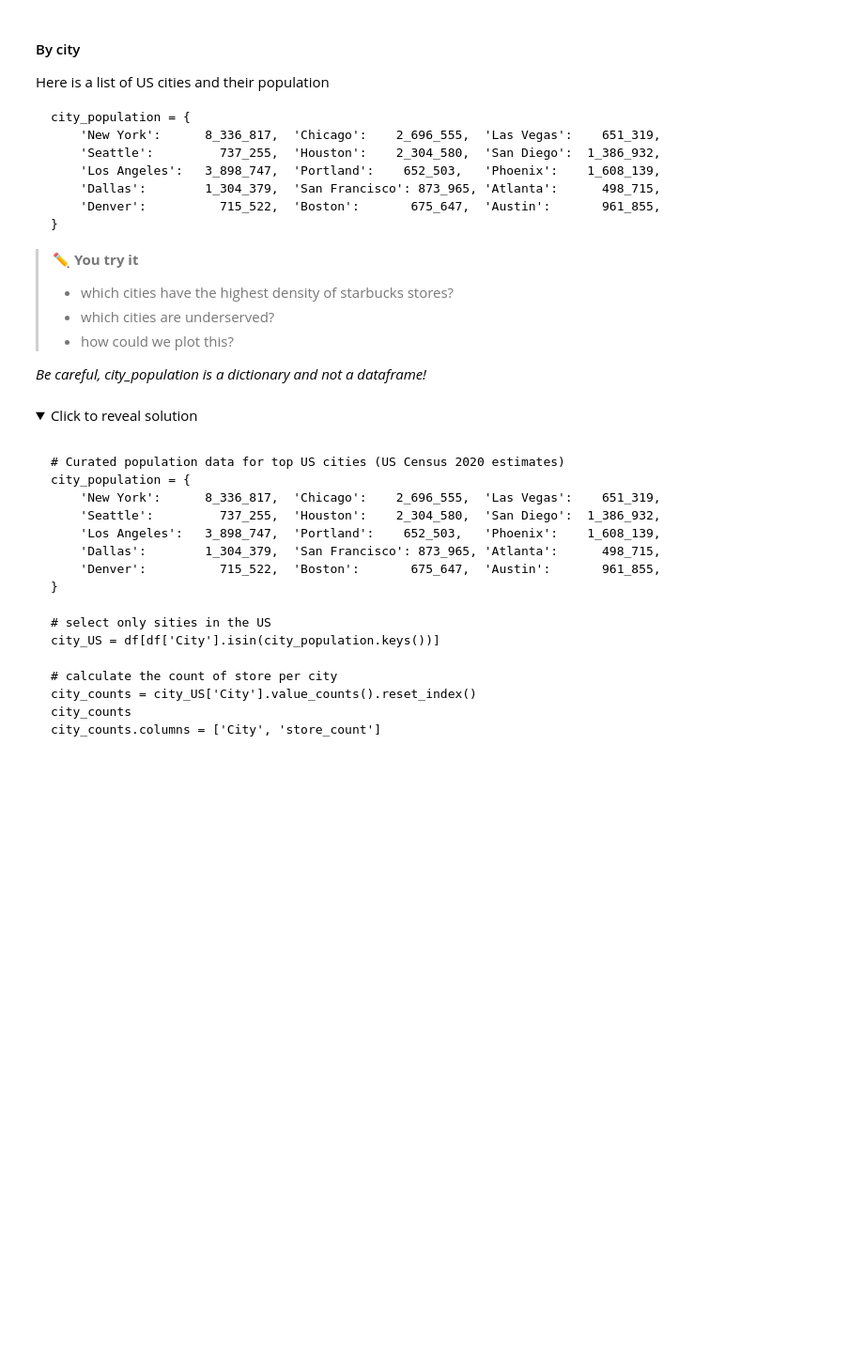
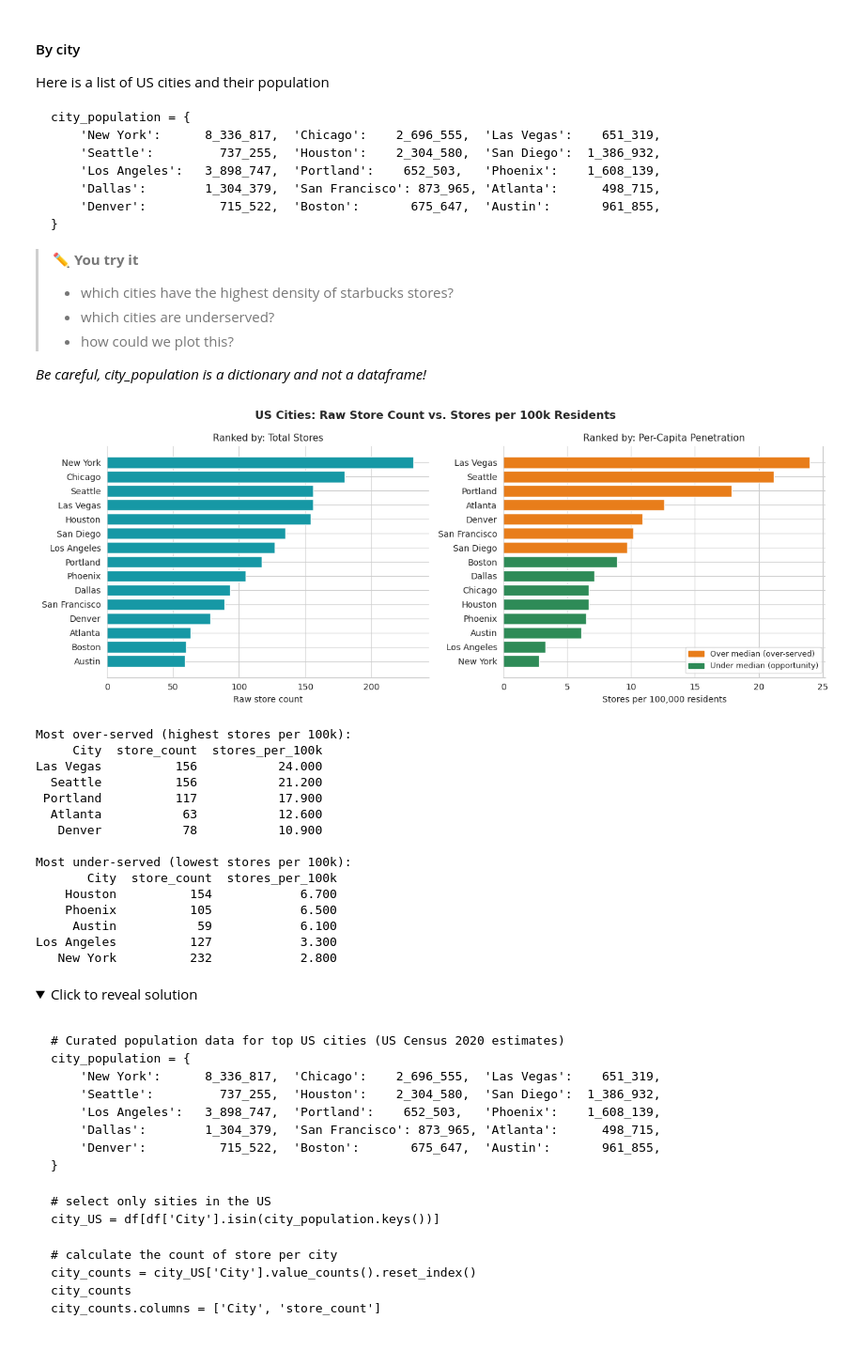
Before and after one commit to tamaravdd/iese-dsmba, a Jupyter notebook: notebooks/07_GeoNetwork.ipynb, the cells around one changed output. Shown at 94% size. Saved outputs shown, nothing was run; the diff lists cells and outputs as text; code cells hidden in the pictures; folded sections open; blank space fills up the shorter version.

```diff
--- a/notebooks/07_GeoNetwork.ipynb
+++ b/notebooks/07_GeoNetwork.ipynb
@@ -372,6 +403,86 @@ city_population = {
 > - how could we plot this?
 
 *Be careful, city_population is a dictionary and not a dataframe!*
+# %%
+# Curated population data for top US cities (US Census 2020 estimates)
+city_population = {
+    'New York':      8_336_817,  'Chicago':    2_696_555,  'Las Vegas':    651_319,
+    'Seattle':         737_255,  'Houston':    2_304_580,  'San Diego':  1_386_932,
+    'Los Angeles':   3_898_747,  'Portland':    652_503,   'Phoenix':    1_608_139,
+    'Dallas':        1_304_379,  'San Francisco': 873_965, 'Atlanta':      498_715,
+    'Denver':          715_522,  'Boston':       675_647,  'Austin':       961_855,
+}
+
+# select only sities in the US
+city_US = df[df['City'].isin(city_population.keys())]
+
+# calculate the count of store per city
+city_counts = city_US['City'].value_counts().reset_index()
+city_counts
+city_counts.columns = ['City', 'store_count']
+
+# City population is a dictionary and not a dataframe! We need to match city to the key
+# and it will return the value.
+city_counts['population'] = city_counts['City'].map(city_population)
+
+# calculate the store per million
+city_counts['stores_per_100k']  = (city_counts['store_count'] / city_counts['population'] * 100_000).round(1)
+city_counts = city_counts.dropna().sort_values('stores_per_100k', ascending=False)
+city_counts
+
+
+# Plot
+fig, axes = plt.subplots(1, 2, figsize=(13, 5))
+fig.suptitle('US Cities: Raw Store Count vs. Stores per 100k Residents', fontweight='bold', fontsize=13)
+
+# Left: raw count (misleading)
+ax = axes[0]
+raw_sorted = city_counts.sort_values('store_count', ascending=True)
+bars = ax.barh(raw_sorted['City'], raw_sorted['store_count'], color='#1698A5', edgecolor='white')
+ax.set_xlabel('Raw store count')
+ax.set_title('Ranked by: Total Stores', fontsize=11)
+ax.spines[['top','right']].set_visible(False)
+
+# Right: per-capita (honest)
+ax = axes[1]
+per_sorted = city_counts.sort_values('stores_per_100k', ascending=True)
+colors = ['#E87D1A' if s > city_counts['stores_per_100k'].median() else '#2E8B57'
+          for s in per_sorted['stores_per_100k']]
+ax.barh(per_sorted['City'], per_sorted['stores_per_100k'], color=colors, edgecolor='white')
+ax.set_xlabel('Stores per 100,000 residents')
+ax.set_title('Ranked by: Per-Capita Penetration', fontsize=11)
+ax.spines[['top','right']].set_visible(False)
+
+import matplotlib.patches as mpatches
+ax.legend(handles=[
+    mpatches.Patch(color='#E87D1A', label='Over median (over-served)'),
+    mpatches.Patch(color='#2E8B57', label='Under median (opportunity)')
+], fontsize=9, loc='lower right')
+
+plt.tight_layout()
+plt.show()
+
+print("Most over-served (highest stores per 100k):")
+print(city_counts[['City','store_count','stores_per_100k']].head(5).to_string(index=False))
+print("\nMost under-served (lowest stores per 100k):")
+print(city_counts[['City','store_count','stores_per_100k']].tail(5).to_string(index=False))
+# %% [output]
+[figure, added]
+Most over-served (highest stores per 100k):
+     City  store_count  stores_per_100k
+Las Vegas          156           24.000
+  Seattle          156           21.200
+ Portland          117           17.900
+  Atlanta           63           12.600
+   Denver           78           10.900
+
+Most under-served (lowest stores per 100k):
+       City  store_count  stores_per_100k
+    Houston          154            6.700
+    Phoenix          105            6.500
+     Austin           59            6.100
+Los Angeles          127            3.300
+   New York          232            2.800
 # %% [markdown]
 <details>
 <summary>Click to reveal solution</summary>
```
Also changed, not shown: parts of 7 cells of this notebook.
